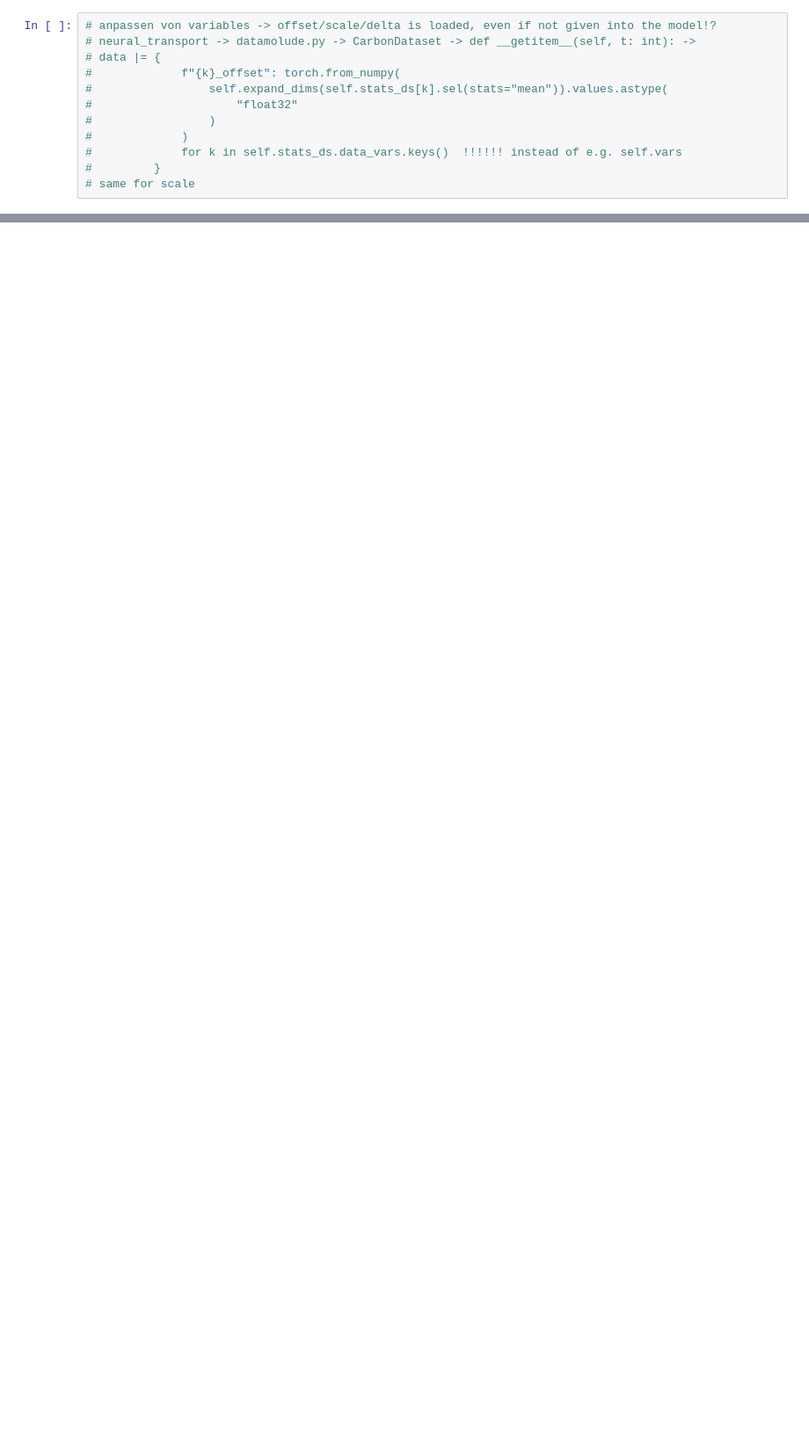
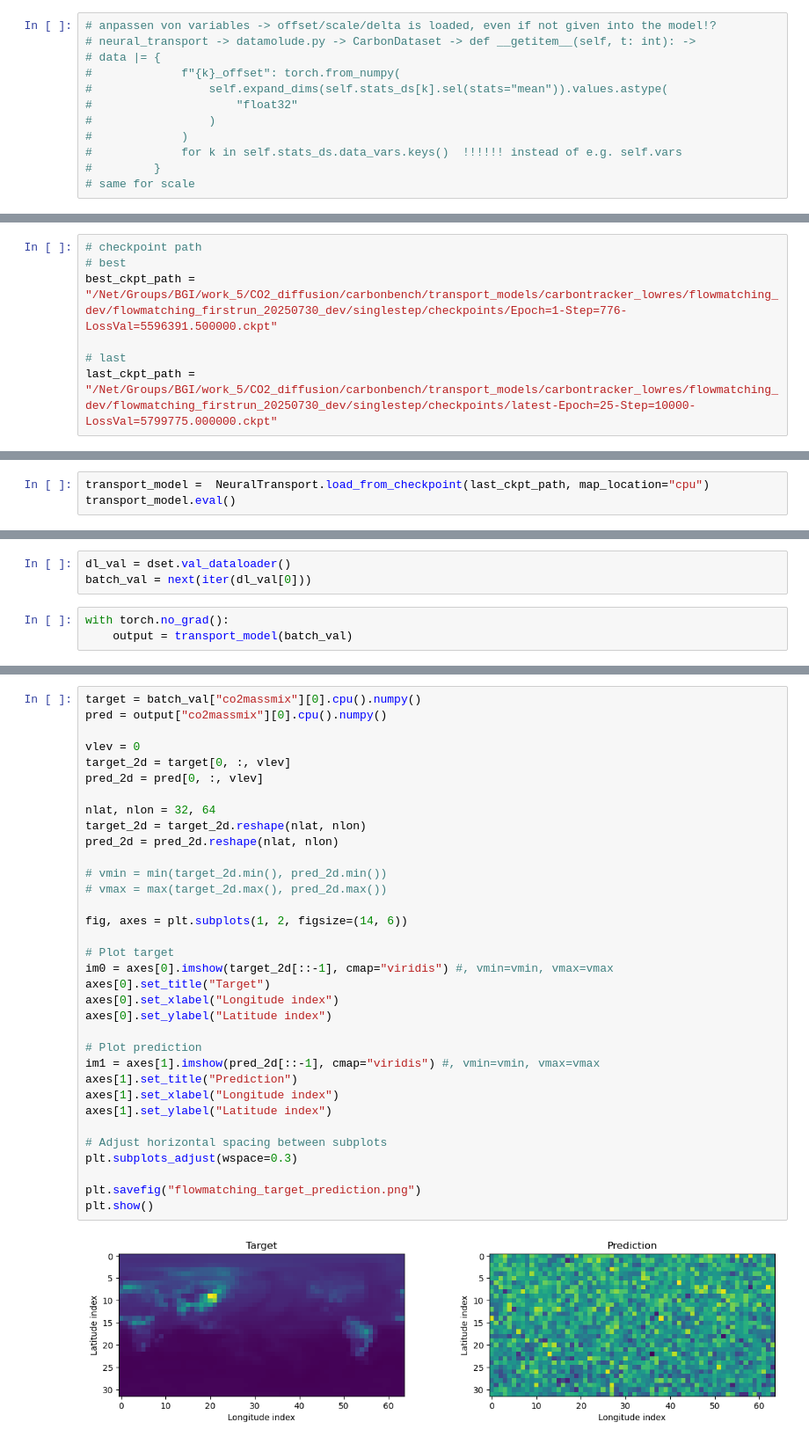
Before and after one commit to vitusbenson/neural_transport, a Jupyter notebook: neural_transport/flowmatching_dev/testScript.ipynb, the cells around one changed output, grey strips where cells are left out. Shown: that part at 88% size. Cells and saved outputs as stored; diff of their text form; blank space fills up the shorter version.

Commit message:
plot results show  pure noise

```diff
--- a/neural_transport/flowmatching_dev/testScript.ipynb
+++ b/neural_transport/flowmatching_dev/testScript.ipynb
@@ -1042,0 +1032,7 @@ Adding the `denormalized_sol` part also messes up the noise for $t=0$.
+# %%
+# checkpoint path
+# best
+best_ckpt_path = "/Net/Groups/BGI/work_5/CO2_diffusion/carbonbench/transport_models/carbontracker_lowres/flowmatching_dev/flowmatching_firstrun_20250730_dev/singlestep/checkpoints/Epoch=1-Step=776-LossVal=5596391.500000.ckpt"
+
+# last
+last_ckpt_path = "/Net/Groups/BGI/work_5/CO2_diffusion/carbonbench/transport_models/carbontracker_lowres/flowmatching_dev/flowmatching_firstrun_20250730_dev/singlestep/checkpoints/latest-Epoch=25-Step=10000-LossVal=5799775.000000.ckpt"
@@ -1042,0 +1284,3 @@ Adding the `denormalized_sol` part also messes up the noise for $t=0$.
+# %%
+transport_model =  NeuralTransport.load_from_checkpoint(last_ckpt_path, map_location="cpu")
+transport_model.eval()
@@ -1042,0 +1307,6 @@ Adding the `denormalized_sol` part also messes up the noise for $t=0$.
+# %%
+dl_val = dset.val_dataloader()
+batch_val = next(iter(dl_val[0]))
+# %%
+with torch.no_grad():
+    output = transport_model(batch_val)
@@ -1042,0 +1315,36 @@ Adding the `denormalized_sol` part also messes up the noise for $t=0$.
+# %%
+target = batch_val["co2massmix"][0].cpu().numpy()
+pred = output["co2massmix"][0].cpu().numpy()
+
+vlev = 0
+target_2d = target[0, :, vlev]
+pred_2d = pred[0, :, vlev]
+
+nlat, nlon = 32, 64
+target_2d = target_2d.reshape(nlat, nlon)
+pred_2d = pred_2d.reshape(nlat, nlon)
+
+# vmin = min(target_2d.min(), pred_2d.min())
+# vmax = max(target_2d.max(), pred_2d.max())
+
+fig, axes = plt.subplots(1, 2, figsize=(14, 6))
+
+# Plot target
+im0 = axes[0].imshow(target_2d[::-1], cmap="viridis") #, vmin=vmin, vmax=vmax
+axes[0].set_title("Target")
+axes[0].set_xlabel("Longitude index")
+axes[0].set_ylabel("Latitude index")
+
+# Plot prediction
+im1 = axes[1].imshow(pred_2d[::-1], cmap="viridis") #, vmin=vmin, vmax=vmax
+axes[1].set_title("Prediction")
+axes[1].set_xlabel("Longitude index")
+axes[1].set_ylabel("Latitude index")
+
+# Adjust horizontal spacing between subplots
+plt.subplots_adjust(wspace=0.3)
+
+plt.savefig("flowmatching_target_prediction.png")
+plt.show()
+# %% [output]
+[figure, added]
```
Also changed, not shown: parts of 15 cells of this notebook, 3 other files.
